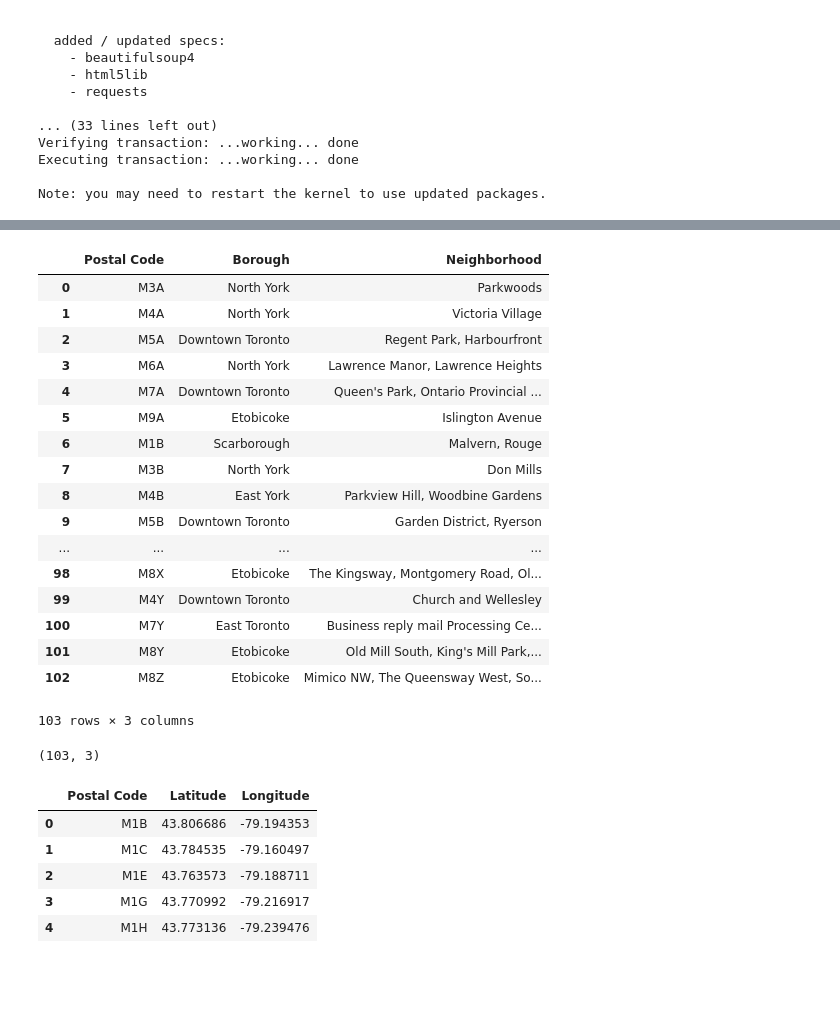
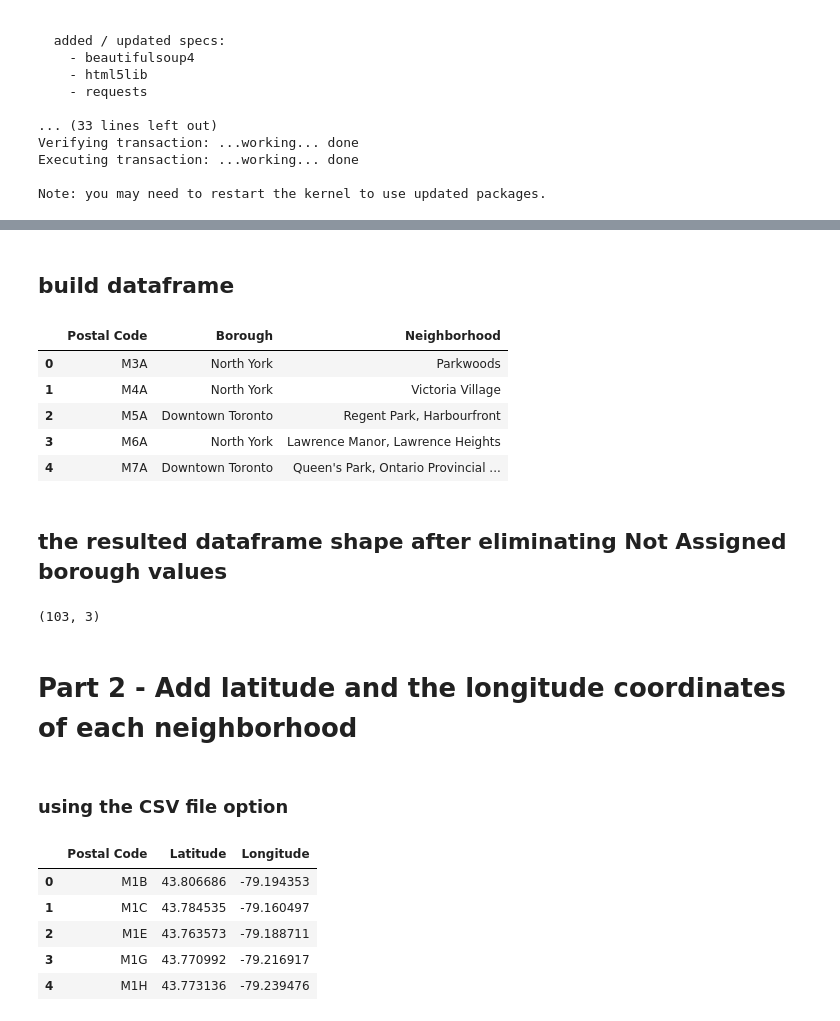
Before and after one commit to sonu1311/Coursera_Capstone, a Jupyter notebook: notebooks/Capstone.ipynb, the cells around one changed output, grey strips where cells are left out. Saved outputs shown, nothing was run; the diff lists cells and outputs as text; code cells hidden in the pictures; blank space fills up the shorter version.

```diff
--- a/notebooks/Capstone.ipynb
+++ b/notebooks/Capstone.ipynb
@@ -40,6 +44,8 @@ column_names = ['Postal Code', 'Borough', 'Neighborhood']
 
 # instantiate the dataframe
 neighborhoods = pd.DataFrame(columns=column_names)
+# %% [markdown]
+## build dataframe
 # %%
 for row in neighbourhoods_toronto_table.find_all('tr'):
    cells = row.find_all('td')
@@ -55,30 +61,24 @@ for row in neighbourhoods_toronto_table.find_all('tr'):
 # %%
 neighborhoods = neighborhoods.replace('\n','', regex=True)
 # %%
-neighborhoods.head(200)
+neighborhoods.head()
 # %% [output]
 |  | Postal Code | Borough | Neighborhood |
 | 0 | M3A | North York | Parkwoods |
 | 1 | M4A | North York | Victoria Village |
 | 2 | M5A | Downtown Toronto | Regent Park, Harbourfront |
 | 3 | M6A | North York | Lawrence Manor, Lawrence Heights |
 | 4 | M7A | Downtown Toronto | Queen's Park, Ontario Provincial ... |
-| 5 | M9A | Etobicoke | Islington Avenue |
-| 6 | M1B | Scarborough | Malvern, Rouge |
-| 7 | M3B | North York | Don Mills |
-| 8 | M4B | East York | Parkview Hill, Woodbine Gardens |
-| 9 | M5B | Downtown Toronto | Garden District, Ryerson |
-| ... | ... | ... | ... |
-| 98 | M8X | Etobicoke | The Kingsway, Montgomery Road, Ol... |
-| 99 | M4Y | Downtown Toronto | Church and Wellesley |
-| 100 | M7Y | East Toronto | Business reply mail Processing Ce... |
-| 101 | M8Y | Etobicoke | Old Mill South, King's Mill Park,... |
-| 102 | M8Z | Etobicoke | Mimico NW, The Queensway West, So... |
-103 rows × 3 columns
+# %% [markdown]
+## the resulted dataframe shape after eliminating **Not Assigned** borough values
 # %%
 neighborhoods.shape
 # %% [output]
 (103, 3)
+# %% [markdown]
+# Part 2 - Add latitude and the longitude coordinates of each neighborhood
+# %% [markdown]
+### using the CSV file option
 # %%
 csv_path = "http://cocl.us/Geospatial_data"
 df_LL = pd.read_csv(csv_path)
```
Also changed, not shown: parts of 4 cells of this notebook.
